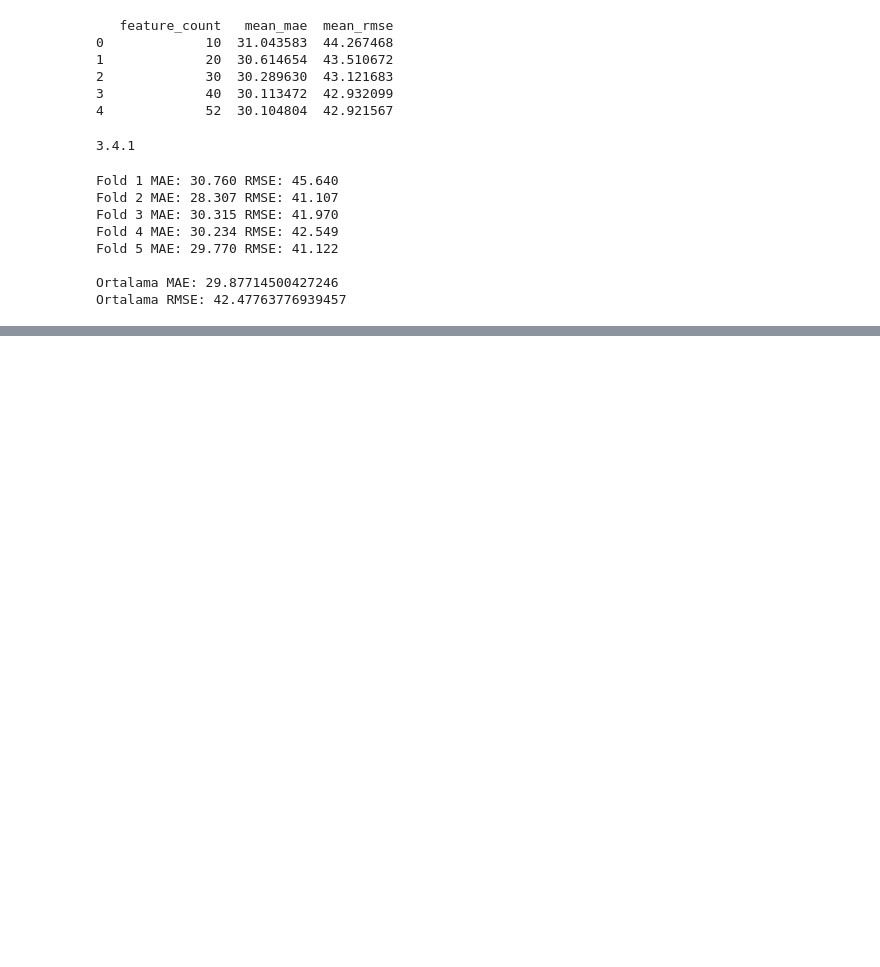
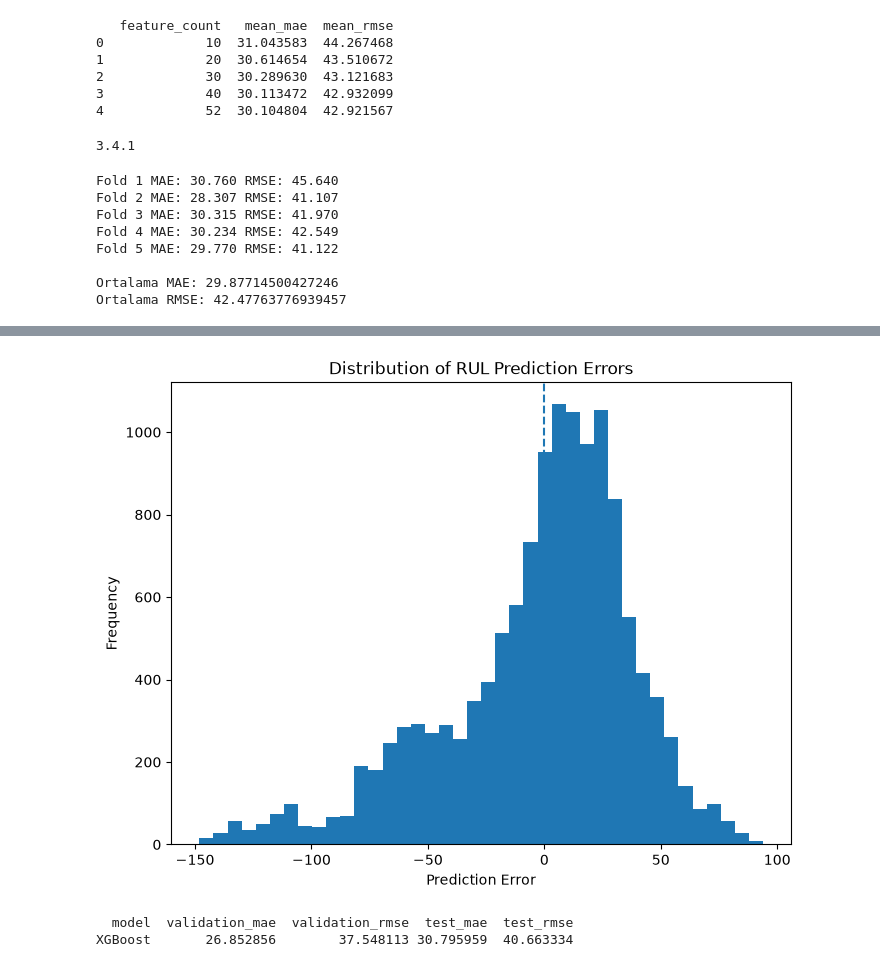
Before and after one commit to alaettin10/predictive-maintenance-cmapss, a Jupyter notebook: 01_data_exploration.ipynb, the cells around one changed output, grey strips where cells are left out. Saved outputs shown, nothing was run; the diff lists cells and outputs as text; code cells hidden in the pictures; blank space fills up the shorter version.

```diff
--- a/01_data_exploration.ipynb
+++ b/01_data_exploration.ipynb
@@ -1332,0 +2033,24 @@ Ortalama RMSE: 42.47763776939457
+# %%
+test_results = pd.DataFrame({
+    "unit_number": df_test_features["unit_number"],
+    "time_in_cycles": df_test_features["time_in_cycles"],
+    "actual_rul": test_actual_rul,
+    "predicted_rul": test_predictions
+})
+
+test_results["error"] = (
+    test_results["predicted_rul"]
+    - test_results["actual_rul"]
+)
+
+test_results["absolute_error"] = (
+    test_results["error"].abs()
+)
+
+worst_predictions = (
+    test_results
+    .sort_values("absolute_error", ascending=False)
+    .head(10)
+)
+
+print(worst_predictions.to_string(index=False))
@@ -1332,0 +2155,33 @@ Ortalama RMSE: 42.47763776939457
+# %%
+plt.figure(figsize=(8, 6))
+
+plt.hist(
+    test_results["error"],
+    bins=40
+)
+
+plt.axvline(
+    0,
+    linestyle="--"
+)
+
+plt.xlabel("Prediction Error")
+plt.ylabel("Frequency")
+plt.title("Distribution of RUL Prediction Errors")
+
+plt.show()
+# %% [output]
+[figure, added]
+# %%
+results_summary = pd.DataFrame({
+    "model": ["XGBoost"],
+    "validation_mae": [np.mean(final_mae_scores)],
+    "validation_rmse": [np.mean(final_rmse_scores)],
+    "test_mae": [test_mae],
+    "test_rmse": [test_rmse]
+})
+
+print(results_summary.to_string(index=False))
+# %% [output]
+  model  validation_mae  validation_rmse  test_mae  test_rmse
+XGBoost       26.852856        37.548113 30.795959  40.663334
```
Also changed, not shown: parts of 35 cells of this notebook.
